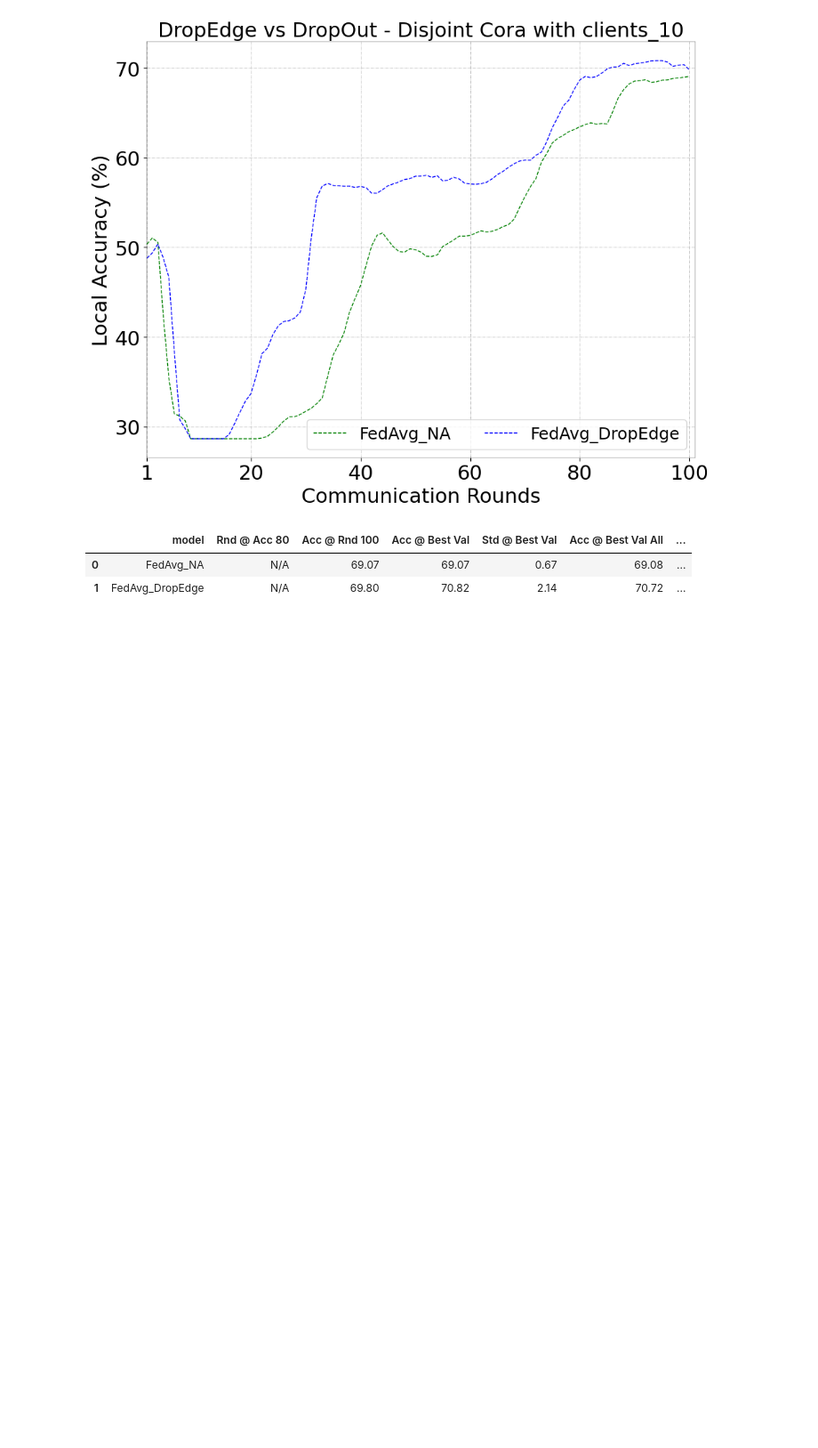
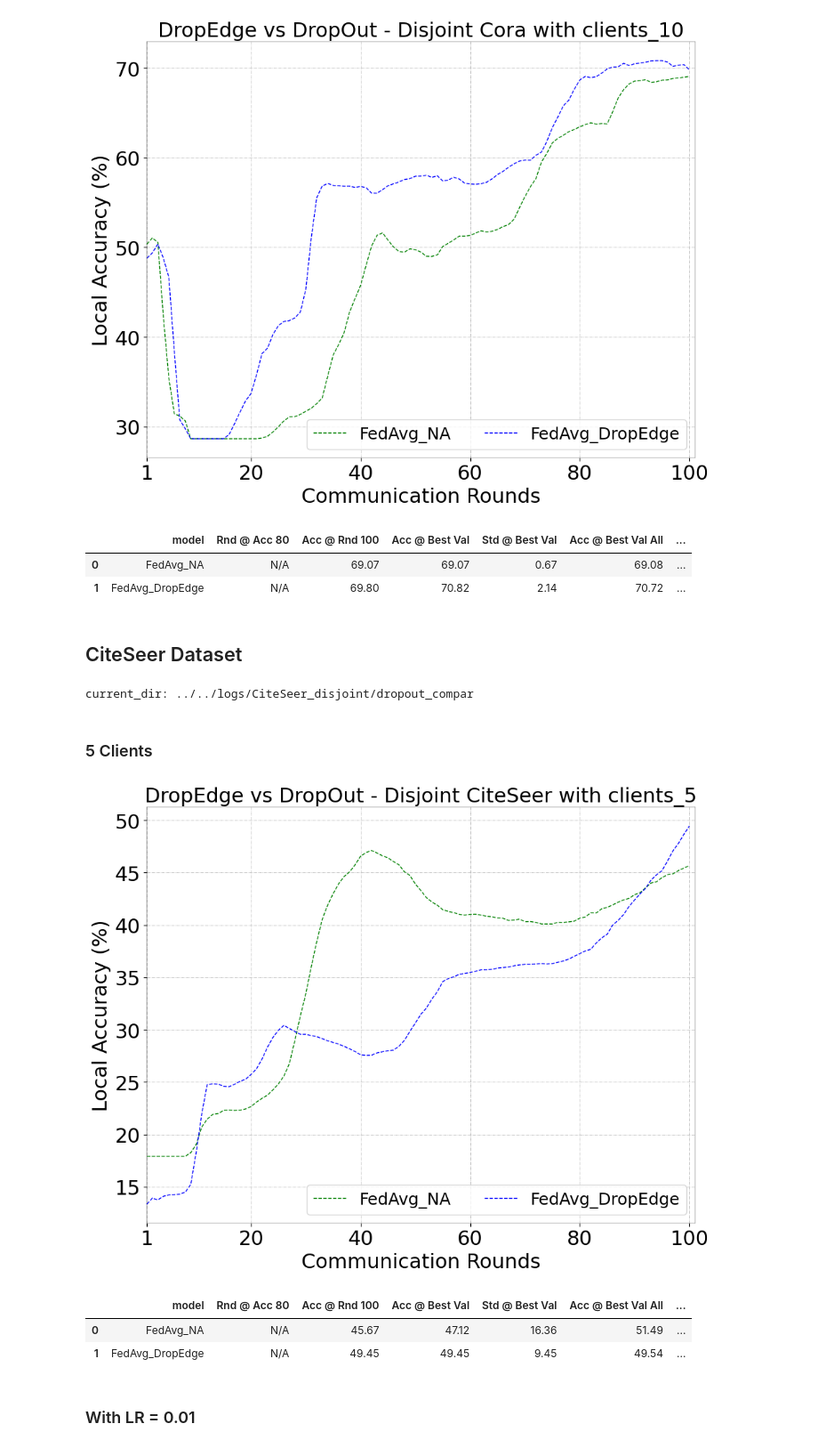
Before and after one commit to Oxfordblue7/FedGrAINS, a Jupyter notebook: evaluations/dropout_vs_dropedge_in_gcn.ipynb, the cells around one changed output. Shown at 89% size. Drawn from its saved outputs; the diff is of its cells as text; code cells hidden in the pictures; blank space fills up the shorter version.

```diff
--- a/evaluations/dropout_vs_dropedge_in_gcn.ipynb
+++ b/evaluations/dropout_vs_dropedge_in_gcn.ipynb
@@ -118,3 +118,73 @@ summary(
 |  | model | Rnd @ Acc 80 | Acc @ Rnd 100 | Acc @ Best Val | Std @ Best Val | Acc @ Best Val All | ... |
 | 0 | FedAvg_NA | N/A | 69.07 | 69.07 | 0.67 | 69.08 | ... |
 | 1 | FedAvg_DropEdge | N/A | 69.80 | 70.82 | 2.14 | 70.72 | ... |
+# %% [markdown]
+## CiteSeer Dataset
+# %%
+import os,sys,inspect
+current_dir = os.path.dirname(os.path.abspath(inspect.getfile(inspect.currentframe())))
+parent_dir = os.path.dirname(current_dir)
+sys.path.insert(0, parent_dir)
+from visualizer import *
+#######################################################
+current_dir = os.path.join('../../logs/', 'CiteSeer_disjoint/dropout_compar')
+print('current_dir:', current_dir)
+def create_info(name, logs, viz):
+    return {'name': name, 'viz': viz,
+        'logs': [os.path.join(current_dir, path) for path in logs]}
+#######################################################
+%matplotlib inline
+# %% [output]
+current_dir: ../../logs/CiteSeer_disjoint/dropout_compar
+# %% [markdown]
+### 5 Clients
+# %%
+clients = 'clients_5'
+upto = 100
+target_acc = 80
+interval_rnd = 20
+models = [
+    create_info(
+        name='FedAvg_NA',
+        logs=[
+            f'{clients}/20230814_165258_fedavg_NA',
+            f'{clients}/20230814_181533_fedavg_NA',
+            f'{clients}/20230814_152400_fedavg_NA',
+        ],
+        viz={'color':'green', 'linewidth': 1, 'linestyle': '--', 'marker': 'o', 'markevery':interval_rnd, 'markersize':0}),
+    create_info(
+        name='FedAvg_DropEdge',
+        logs=[
+            f'{clients}/20230814_134658_fedavg_DropEdge',
+            f'{clients}/20230814_122640_fedavg_DropEdge',
+            f'{clients}/20230814_110805_fedavg_DropEdge',
+        ],
+        viz={'color':'blue', 'linewidth': 1, 'linestyle': '--', 'marker': 'P', 'markevery':interval_rnd, 'markersize':0}),
+]
+
+plot_acc_over_round(models=models, upto=upto, opt={
+    'plt_font_size': 22,
+    'plt_line_width': 0.25,
+    'plt_fig_size': (10,8),
+    'plt_title': f'DropEdge vs DropOut - Disjoint CiteSeer with {clients}',
+    'plt_y_label': 'Local Accuracy (%)',
+    'plt_x_label': 'Communication Rounds',
+    'plt_x_interval': interval_rnd,
+    'plt_background_grid': True,
+    'plt_legend_opt': {'ncol':2, 'fontsize': 18, 'loc': 'lower right'},
+    'plt_save': f'../plots/citeseer_{clients}.png'
+})
+
+summary(
+    models = models,
+    upto = upto,
+    target_acc = target_acc,
+    target_rnd = upto
+)
+# %% [output]
+[figure, added]
+|  | model | Rnd @ Acc 80 | Acc @ Rnd 100 | Acc @ Best Val | Std @ Best Val | Acc @ Best Val All | ... |
+| 0 | FedAvg_NA | N/A | 45.67 | 47.12 | 16.36 | 51.49 | ... |
+| 1 | FedAvg_DropEdge | N/A | 49.45 | 49.45 | 9.45 | 49.54 | ... |
+# %% [markdown]
+### With LR = 0.01
```
Also changed, not shown: parts of 17 cells of this notebook, 45 other files.
